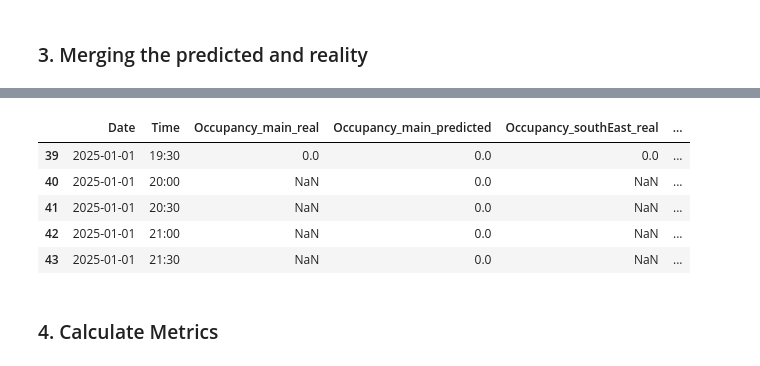
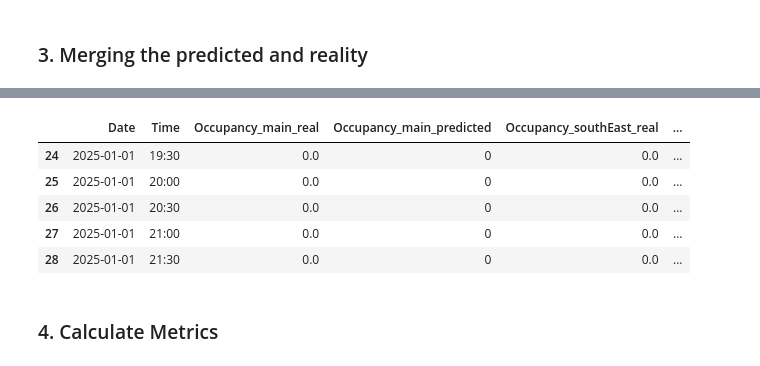
Before and after one commit to davidenascivera/KTH_seat_predictor, a Jupyter notebook: comparison_update/comparison_pred_reality.ipynb, the cells around one changed output, grey strips where cells are left out. Cells and saved outputs as stored; diff of their text form; code cells hidden in the pictures.

```diff
--- a/comparison_update/comparison_pred_reality.ipynb
+++ b/comparison_update/comparison_pred_reality.ipynb
@@ -104,0 +103,8 @@ ValueError: ERROR: Not enough data in df_todays_meas
+# %%
+# Filter data for time between 07:30 and 21:30
+start_time = pd.to_datetime("07:30").time()
+end_time = pd.to_datetime("21:30").time()
+
+df_filtered = df_today_real.between_time(start_time, end_time)
+df_today_real = df_filtered.copy()
+df_today_real.tail()
@@ -195,21 +253,21 @@ df_today_predicted.tail()
 # %%
 df_merged = pd.merge(df_today_real, df_today_predicted, on=['Date', 'Time'], how='outer')
 
 
 # Step 6: Reorder and finalize the columns
 final_columns = ['Date', 'Time', 'Occupancy_main_real', 'Occupancy_main_predicted',
                  'Occupancy_southEast_real', 'Occupancy_southEast_predicted',
                  'Occupancy_north_real', 'Occupancy_north_predicted',
                  'Occupancy_south_real', 'Occupancy_south_predicted',
                  'Occupancy_angdomen_real', 'Occupancy_angdomen_predicted',
                  'Occupancy_newton_real', 'Occupancy_newton_predicted']
 
-df_final = df_merged[final_columns]
-df_final.tail()
+df_today_real = df_merged[final_columns]
+df_today_real.tail()
 # %% [output]
 |  | Date | Time | Occupancy_main_real | Occupancy_main_predicted | Occupancy_southEast_real | ... |
-| 39 | 2025-01-01 | 19:30 | 0.0 | 0.0 | 0.0 | ... |
-| 40 | 2025-01-01 | 20:00 | NaN | 0.0 | NaN | ... |
-| 41 | 2025-01-01 | 20:30 | NaN | 0.0 | NaN | ... |
-| 42 | 2025-01-01 | 21:00 | NaN | 0.0 | NaN | ... |
-| 43 | 2025-01-01 | 21:30 | NaN | 0.0 | NaN | ... |
+| 24 | 2025-01-01 | 19:30 | 0.0 | 0 | 0.0 | ... |
+| 25 | 2025-01-01 | 20:00 | 0.0 | 0 | 0.0 | ... |
+| 26 | 2025-01-01 | 20:30 | 0.0 | 0 | 0.0 | ... |
+| 27 | 2025-01-01 | 21:00 | 0.0 | 0 | 0.0 | ... |
+| 28 | 2025-01-01 | 21:30 | 0.0 | 0 | 0.0 | ... |
```
Also changed, not shown: parts of 12 cells of this notebook, 1 other file.
